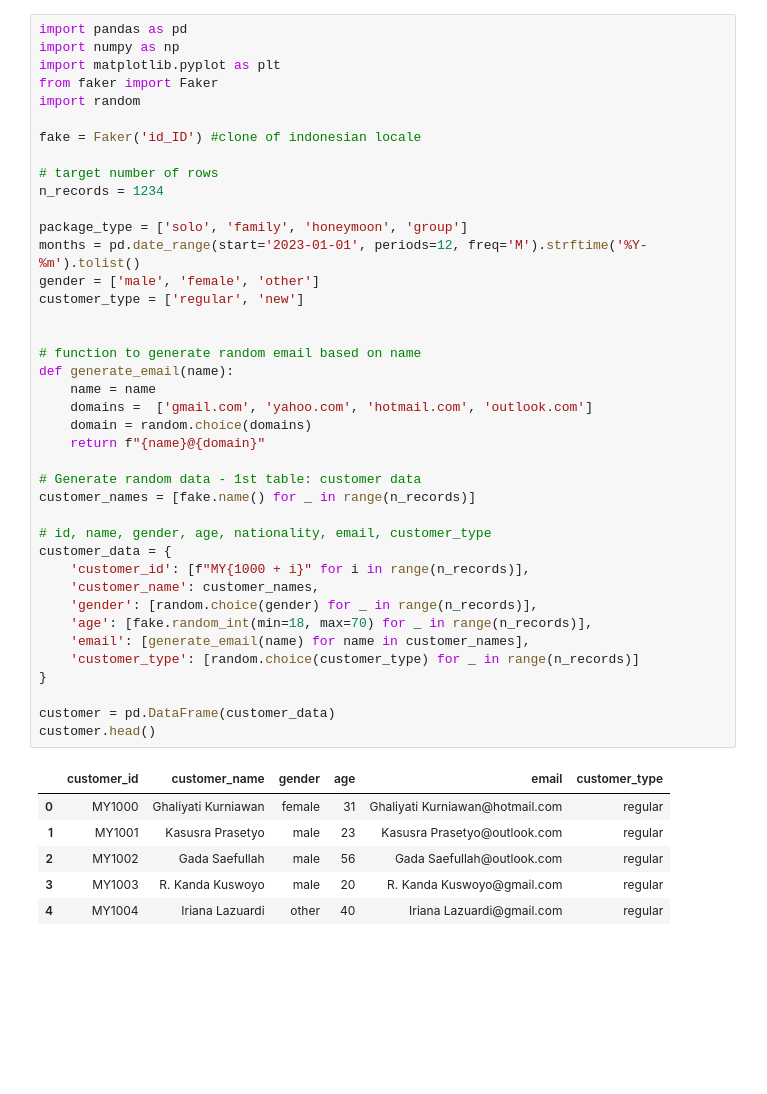
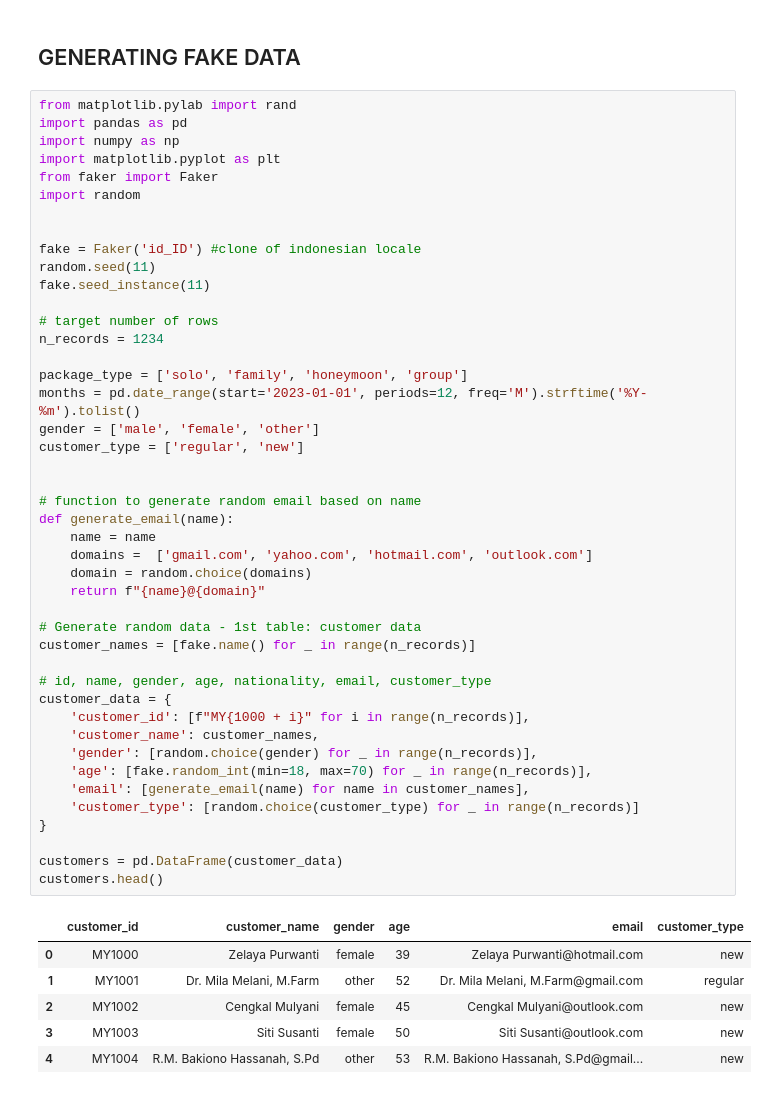
Before and after one commit to nasrulkhair/Full-Project, a Jupyter notebook: PPNJ/data.ipynb, the cells around one changed output. Cells and saved outputs as stored; diff of their text form; blank space fills up the shorter version.

```diff
--- a/PPNJ/data.ipynb
+++ b/PPNJ/data.ipynb
@@ -1,47 +1,53 @@
+# %% [markdown]
+## GENERATING FAKE DATA
 # %%
+from matplotlib.pylab import rand
 import pandas as pd
 import numpy as np
 import matplotlib.pyplot as plt
 from faker import Faker
 import random
 
+
 fake = Faker('id_ID') #clone of indonesian locale
+random.seed(11)
+fake.seed_instance(11)
 
 # target number of rows
 n_records = 1234
 
 package_type = ['solo', 'family', 'honeymoon', 'group']
 months = pd.date_range(start='2023-01-01', periods=12, freq='M').strftime('%Y-%m').tolist()
 gender = ['male', 'female', 'other']
 customer_type = ['regular', 'new']
 
 
 # function to generate random email based on name
 def generate_email(name):
     name = name
     domains =  ['gmail.com', 'yahoo.com', 'hotmail.com', 'outlook.com']
     domain = random.choice(domains)
     return f"{name}@{domain}"
 
 # Generate random data - 1st table: customer data
 customer_names = [fake.name() for _ in range(n_records)]
 
 # id, name, gender, age, nationality, email, customer_type
 customer_data = {
     'customer_id': [f"MY{1000 + i}" for i in range(n_records)],
     'customer_name': customer_names,
     'gender': [random.choice(gender) for _ in range(n_records)],
     'age': [fake.random_int(min=18, max=70) for _ in range(n_records)],
     'email': [generate_email(name) for name in customer_names],
     'customer_type': [random.choice(customer_type) for _ in range(n_records)]
 }
 
-customer = pd.DataFrame(customer_data)
-customer.head()
+customers = pd.DataFrame(customer_data)
+customers.head()
 # %% [output]
 |  | customer_id | customer_name | gender | age | email | customer_type |
-| 0 | MY1000 | Ghaliyati Kurniawan | female | 31 | Ghaliyati Kurniawan@hotmail.com | regular |
-| 1 | MY1001 | Kasusra Prasetyo | male | 23 | Kasusra Prasetyo@outlook.com | regular |
-| 2 | MY1002 | Gada Saefullah | male | 56 | Gada Saefullah@outlook.com | regular |
-| 3 | MY1003 | R. Kanda Kuswoyo | male | 20 | R. Kanda Kuswoyo@gmail.com | regular |
-| 4 | MY1004 | Iriana Lazuardi | other | 40 | Iriana Lazuardi@gmail.com | regular |
+| 0 | MY1000 | Zelaya Purwanti | female | 39 | Zelaya Purwanti@hotmail.com | new |
+| 1 | MY1001 | Dr. Mila Melani, M.Farm | other | 52 | Dr. Mila Melani, M.Farm@gmail.com | regular |
+| 2 | MY1002 | Cengkal Mulyani | female | 45 | Cengkal Mulyani@outlook.com | new |
+| 3 | MY1003 | Siti Susanti | female | 50 | Siti Susanti@outlook.com | new |
+| 4 | MY1004 | R.M. Bakiono Hassanah, S.Pd | other | 53 | R.M. Bakiono Hassanah, S.Pd@gmail... | new |
```
Also changed, not shown: parts of 18 cells of this notebook, 13 other files.
